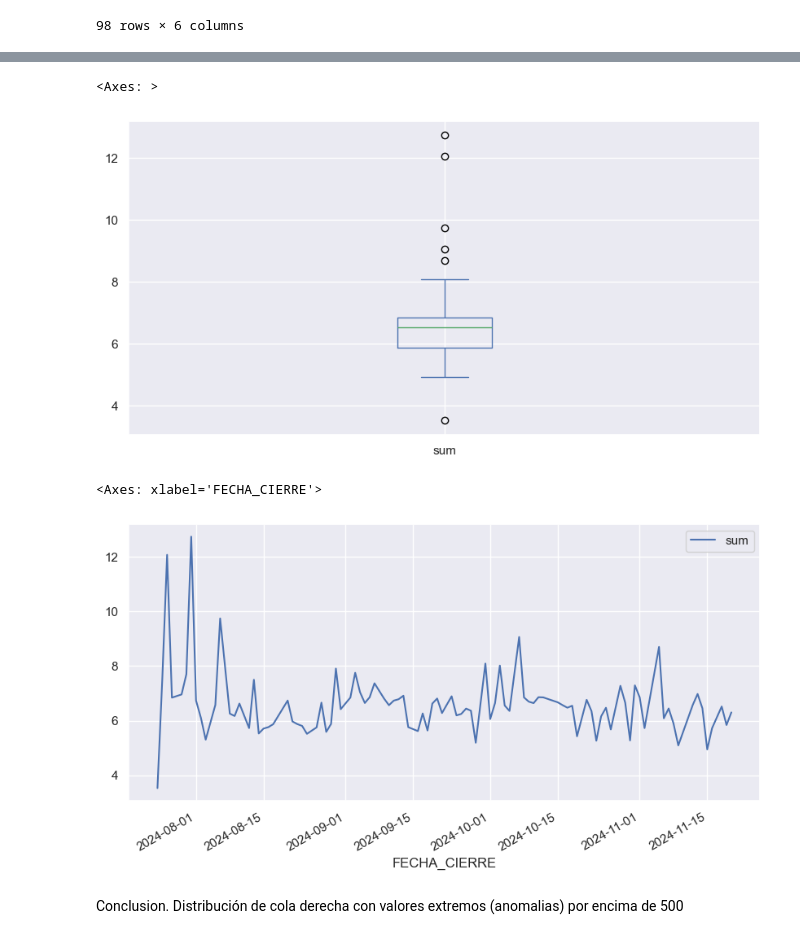
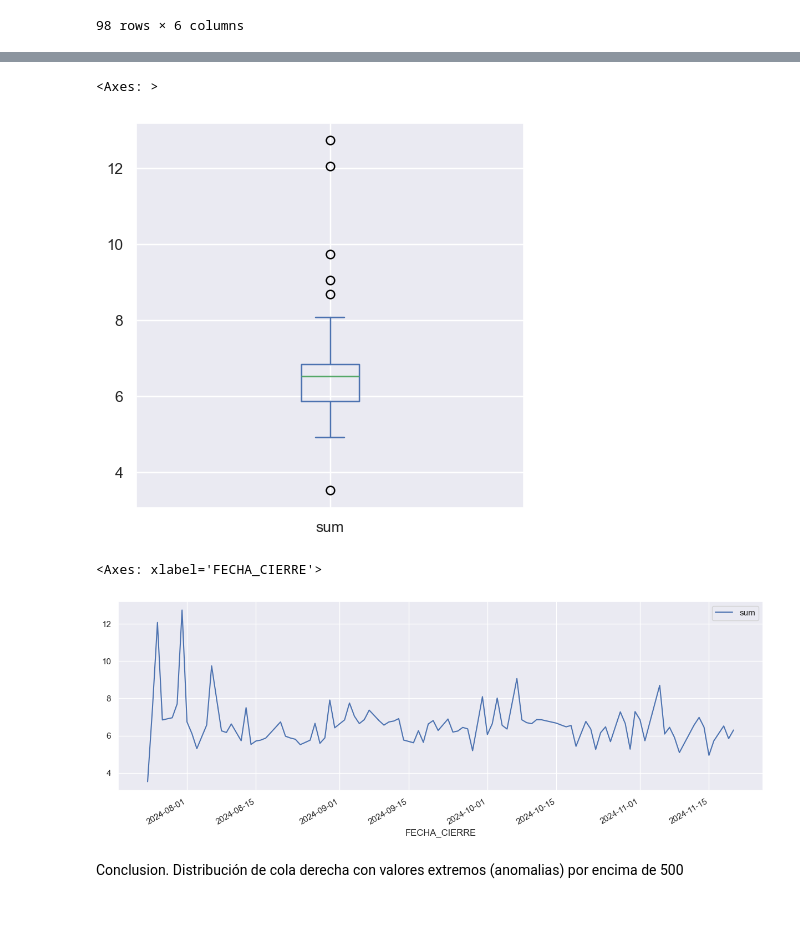
Before and after one commit to juanmedina-seti/bancow_genai, a Jupyter notebook: src/QACierreCaliMemV2/analisis.ipynb, the cells around one changed output, grey strips where cells are left out. Cells and saved outputs as stored; diff of their text form; code cells hidden in the pictures.

Commit message:
Análisis con tareas representativas

```diff
--- a/src/QACierreCaliMemV2/analisis.ipynb
+++ b/src/QACierreCaliMemV2/analisis.ipynb
@@ -16,7 +18,7 @@ True
 # %%
 
 #
-# myurl = os.environ["DETALLE_TAREAS_FULL_URL"] + "?" + os.environ["AZURE_DATALAKE_GENAI_TOKEN"]
-#df = pd.read_parquet(myurl)
-df = pd.read_parquet("data\\DETALLE_TAREAS_COMPLETO.parquet")
-df
+myurl = os.environ["DETALLE_TAREAS_FULL_URL"] + "?" + os.environ["AZURE_DATALAKE_GENAI_TOKEN"]
+df = pd.read_parquet(myurl)
+#df = pd.read_parquet("data\\DETALLE_TAREAS_COMPLETO.parquet")
+#df
@@ -106,14 +94,15 @@ array([[<Axes: title={'center': 'sum'}>]], dtype=object)
 # %%
-sns.set_theme(rc={'figure.figsize':(10,5)})
+sns.set_theme(rc={'figure.figsize':(5,5)})
 df.groupby(["FECHA_CIERRE"], )["DURACION_HR"].agg(["sum"]	).plot.box()
 # %% [output]
 <Axes: >
-[figure, old version]
+[figure, new version]
 # %%
+sns.set_theme(rc={'figure.figsize':(15,5)})
 df.groupby(["FECHA_CIERRE"], )["DURACION_HR"].agg(["sum"]	).plot()
 # %% [output]
 <Axes: xlabel='FECHA_CIERRE'>
-[figure, old version]
+[figure, new version]
 # %% [markdown]
 Conclusion. Distribución de cola derecha con valores extremos (anomalias) por encima de 500
 # %%
```
Also changed, not shown: parts of 52 cells of this notebook.
